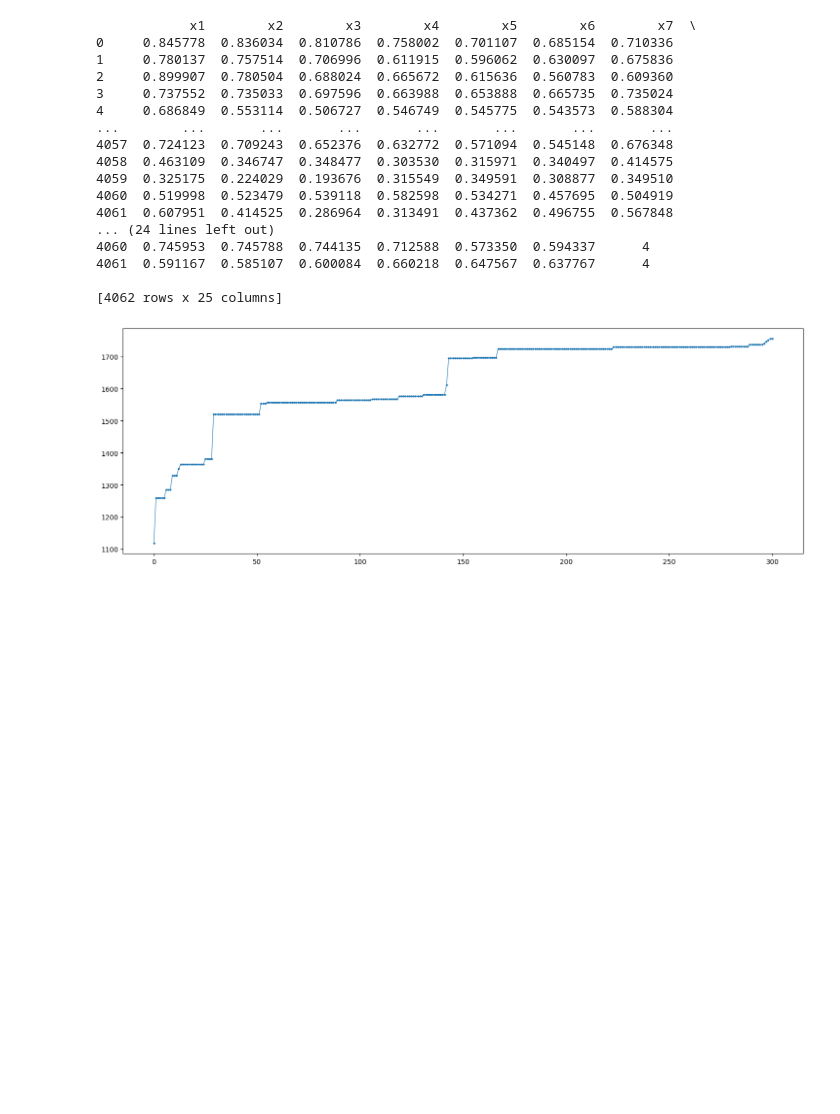
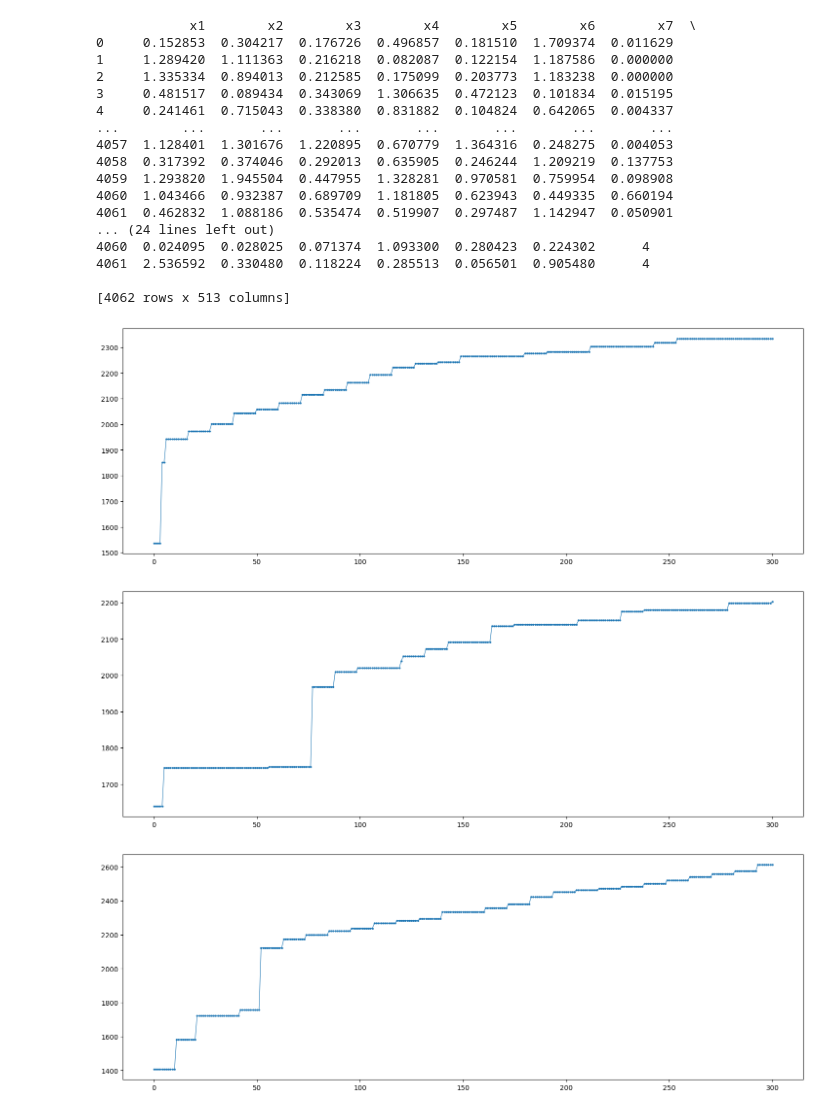
Before and after one commit to taesaksit/project, a Jupyter notebook: WOA.ipynb, the cells around one changed output. Cells and saved outputs as stored; diff of their text form; code cells hidden in the pictures; blank space fills up the shorter version.

```diff
--- a/WOA.ipynb
+++ b/WOA.ipynb
@@ -6,10 +6,10 @@ import os
 import time
 
 np.set_printoptions(suppress=True)
-path = '/Users/tae/Desktop/Project/Dataset/normalize/Normalize24.xlsx'
+path = '/Users/tae/Desktop/Project/Dataset/unnormalize/dataset.xlsx'
 # path = 'https://github.com/taesaksit/project/raw/main/Normalize48.xlsx'
 
-size_feature = 24
+size_feature = 512
 size_row = 4
 # %%
 def n_fold():
@@ -139,7 +139,7 @@ def test_model(model , dataTest):
 
     return count
 # %%
-def train_model(population , gbest , train):
+def woa(population , gbest , train):
 
     best_value = []
     max_iter = 300
@@ -147,10 +147,9 @@ def train_model(population , gbest , train):
     imax_fit = 0
     repeat = 0
     count = 0
-#     threshold = 0.1 * max_iter
-    threshold = 10
+    threshold = 0.03 * max_iter
 
-    # สร้างตัวแปรสำหรับค่าคงที่
+
     a_min = 0
     a_max = 1
     w_variation = 0.05
@@ -159,12 +158,11 @@ def train_model(population , gbest , train):
 
         a =   (2-2 * (i/max_iter))
 
-#         r = np.random.random(size=(size_row, size_feature))
         l = (a - 1) * np.random.random(size=(size_row, size_feature)) + 1
         A = 2*a*np.random.random(size=(size_row, size_feature))-a
         C = 2 * np.random.random(size=(size_row, size_feature))
 
-        if repeat >=900:
+        if repeat >=250:
             break
 
         new_population = np.empty(10, dtype='object')
@@ -194,7 +192,7 @@ def train_model(population , gbest , train):
         combined = np.concatenate((population, new_population))
         score, gbest = evaluate_fitness(combined,train)
 
-        #sort data (Fn)
+        #sort data
         top_ten , max_fit , new_index = sort_value(score)
 
         #replace population
@@ -212,10 +210,10 @@ def train_model(population , gbest , train):
             count = 0
             repeat = repeat + 1
 
-            # เพิ่มการเปลี่ยนแปลงตัวแปรในหลายๆ กรณี
+            # กรณีติด local
             for x in range(1,len(population)):
                 if x in {1,2,3}:
-                    newW = (w_variation * np.random.random(size=(size_row,size_feature))) - (w_variation/2)
+                    newW = (w_variation * np.random.random(size=(size_row,size_feature))) - w_variation
                     population[x] = population[0] + newW
                 else:
                     population[x] = np.random.random(size=(size_row,size_feature))
@@ -225,4 +223,4 @@ def train_model(population , gbest , train):
     plt.plot(index,value, marker='o', markersize=2, linewidth=0.8)
     plt.show()
 
-    return population[-1] , best_value[-1][0], best_value[-1][1] , max_iter , best_value
+    return population[0] , best_value[-1][0], best_value[-1][1] , max_iter , best_value
@@ -334,40 +239,41 @@ def execute(train,test):
         # 2.fitness
         score,gbest = evaluate_fitness(population , train[i])
         # 3.train
-        model, lastIter, lastValue, max_iter , best_value = train_model(population,gbest,train[i])
+        model, lastIter, lastValue, max_iter , best_value = woa(population,gbest,train[i])
+
         # 4.test
-
         score_model = test_model(model,test[i])
-        graph.append((best_value))
         performance.append([test_size, score_model , np.round(score_model / test_size ,3)])
         iterValue.append([len(train[i]),lastIter,lastValue])
 
-    return  np.array(performance), np.array(iterValue) , graph
+    return  np.array(performance), np.array(iterValue)
 # %%
-# X6
+
 train , test = n_fold()
-perform , value , graph = execute(train[:1], test[:1])
+perform , value  = execute(train[:3], test[:3])
 print('Score Test')
 print(perform , '\n')
 print('Score Train')
 print(value)
 # %% [output]
             x1        x2        x3        x4        x5        x6        x7  \
-0     0.845778  0.836034  0.810786  0.758002  0.701107  0.685154  0.710336
-1     0.780137  0.757514  0.706996  0.611915  0.596062  0.630097  0.675836
-2     0.899907  0.780504  0.688024  0.665672  0.615636  0.560783  0.609360
-3     0.737552  0.735033  0.697596  0.663988  0.653888  0.665735  0.735024
-4     0.686849  0.553114  0.506727  0.546749  0.545775  0.543573  0.588304
+0     0.152853  0.304217  0.176726  0.496857  0.181510  1.709374  0.011629
+1     1.289420  1.111363  0.216218  0.082087  0.122154  1.187586  0.000000
+2     1.335334  0.894013  0.212585  0.175099  0.203773  1.183238  0.000000
+3     0.481517  0.089434  0.343069  1.306635  0.472123  0.101834  0.015195
+4     0.241461  0.715043  0.338380  0.831882  0.104824  0.642065  0.004337
 ...        ...       ...       ...       ...       ...       ...       ...
-4057  0.724123  0.709243  0.652376  0.632772  0.571094  0.545148  0.676348
-4058  0.463109  0.346747  0.348477  0.303530  0.315971  0.340497  0.414575
-4059  0.325175  0.224029  0.193676  0.315549  0.349591  0.308877  0.349510
-4060  0.519998  0.523479  0.539118  0.582598  0.534271  0.457695  0.504919
-4061  0.607951  0.414525  0.286964  0.313491  0.437362  0.496755  0.567848
+4057  1.128401  1.301676  1.220895  0.670779  1.364316  0.248275  0.004053
+4058  0.317392  0.374046  0.292013  0.635905  0.246244  1.209219  0.137753
+4059  1.293820  1.945504  0.447955  1.328281  0.970581  0.759954  0.098908
+4060  1.043466  0.932387  0.689709  1.181805  0.623943  0.449335  0.660194
+4061  0.462832  1.088186  0.535474  0.519907  0.297487  1.142947  0.050901
 ... (24 lines left out)
-4060  0.745953  0.745788  0.744135  0.712588  0.573350  0.594337      4
-4061  0.591167  0.585107  0.600084  0.660218  0.647567  0.637767      4
+4060  0.024095  0.028025  0.071374  1.093300  0.280423  0.224302      4
+4061  2.536592  0.330480  0.118224  0.285513  0.056501  0.905480      4
 
-[4062 rows x 25 columns]
+[4062 rows x 513 columns]
-[figure, old version]
+[figure, new version]
+[figure, added]
+[figure, added]
 Score Test
```
Also changed, not shown: parts of 3 cells of this notebook, 3 other files.
